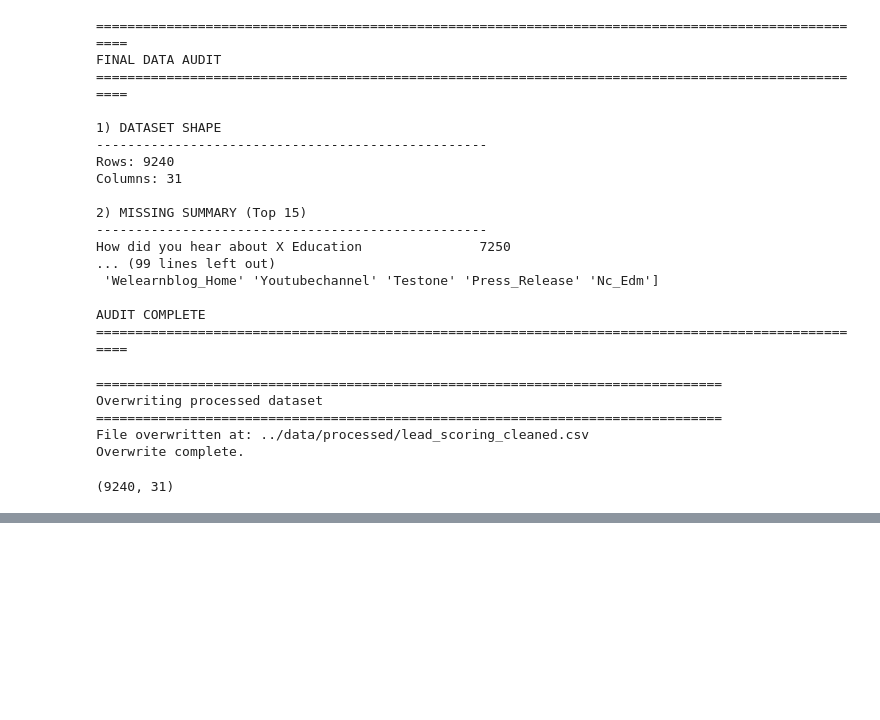
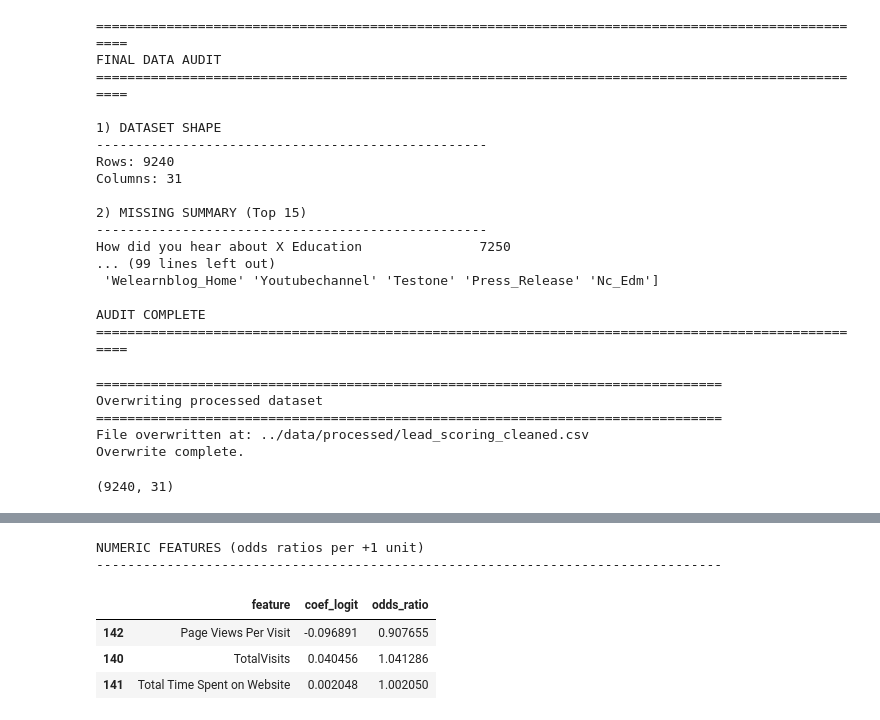
Before and after one commit to jana-lea-godin/Lead-Scoring-Case, a Jupyter notebook: notebooks/01_signal_vs_noise.ipynb, the cells around one changed output, grey strips where cells are left out. Drawn from its saved outputs; the diff is of its cells as text; code cells hidden in the pictures; blank space fills up the shorter version.

```diff
--- a/notebooks/01_signal_vs_noise.ipynb
+++ b/notebooks/01_signal_vs_noise.ipynb
@@ -787,0 +1001,30 @@ print(df_test.shape)
+# %%
+import pandas as pd
+
+# ------------------------------------------------------------
+# 1️⃣ Load cleaned dataset
+# ------------------------------------------------------------
+
+df_clean = pd.read_csv("../data/processed/lead_scoring_cleaned.csv")
+
+print("Loaded cleaned dataset:", df_clean.shape)
+
+# ------------------------------------------------------------
+# 2️⃣ Remove leakage + ID columns
+# ------------------------------------------------------------
+
+DROP_COLUMNS = [
+    "Prospect ID",
+    "Lead Number",
+    "Lead Quality",
+    "Tags",
+    "Lead Profile",
+    "Last Notable Activity"
+]
+
+existing_drop = [col for col in DROP_COLUMNS if col in df_clean.columns]
+
+df_model = df_clean.drop(columns=existing_drop).copy()
+
+print("Model dataset shape:", df_model.shape)
+print("Columns ready for modeling.")
@@ -787,0 +1416,15 @@ print(df_test.shape)
+# %%
+print("\nNUMERIC FEATURES (odds ratios per +1 unit)")
+print("-"*80)
+
+num_df = coef_df[coef_df["feature"].isin(numeric_cols)].copy()
+num_df["abs_coef"] = num_df["coef_logit"].abs()   # <- robust, egal was vorher war
+
+display(num_df.sort_values("abs_coef", ascending=False)[["feature", "coef_logit", "odds_ratio"]])
+# %% [output]
+NUMERIC FEATURES (odds ratios per +1 unit)
+--------------------------------------------------------------------------------
+|  | feature | coef_logit | odds_ratio |
+| 142 | Page Views Per Visit | -0.096891 | 0.907655 |
+| 140 | TotalVisits | 0.040456 | 1.041286 |
+| 141 | Total Time Spent on Website | 0.002048 | 1.002050 |
```
Also changed, not shown: parts of 13 cells of this notebook, 9 other files.
